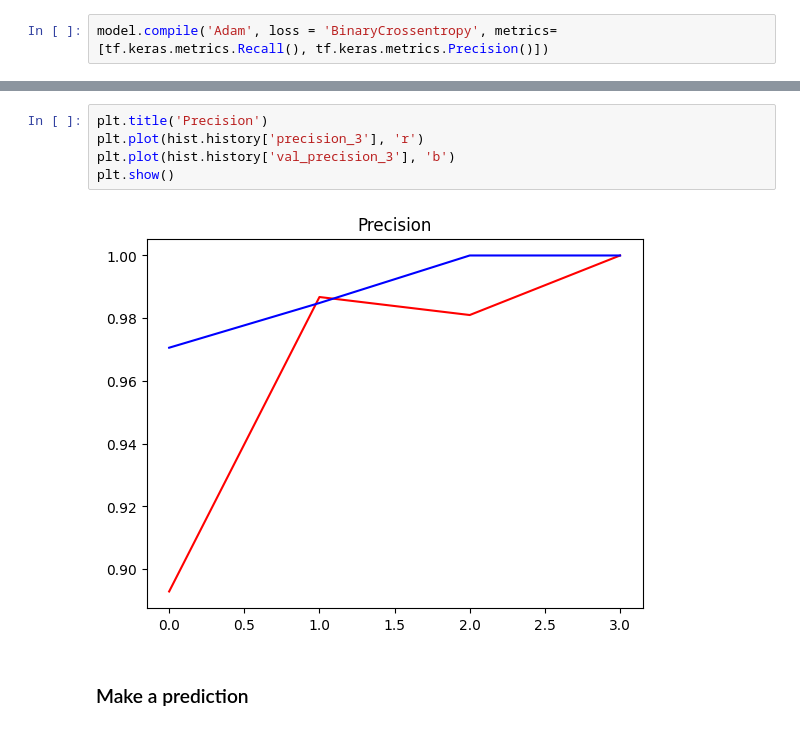
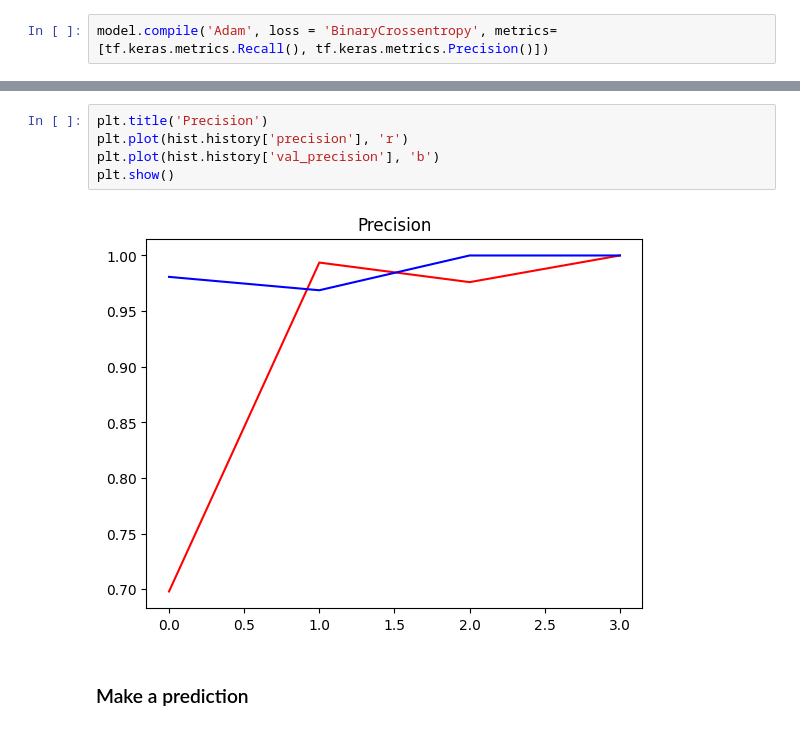
Before and after one commit to Kirito-012/Deep-Learning, a Jupyter notebook: Voice_Processing/main.ipynb, the cells around one changed output, grey strips where cells are left out. Saved outputs shown, nothing was run; the diff lists cells and outputs as text.

```diff
--- a/Voice_Processing/main.ipynb
+++ b/Voice_Processing/main.ipynb
@@ -333,10 +329,10 @@ plt.show()
 # %%
 plt.title('Precision')
-plt.plot(hist.history['precision_3'], 'r')
-plt.plot(hist.history['val_precision_3'], 'b')
+plt.plot(hist.history['precision'], 'r')
+plt.plot(hist.history['val_precision'], 'b')
 plt.show()
 # %% [output]
-[figure, old version]
+[figure, new version]
 # %% [markdown]
 ### Make a prediction
 # %%
```
Also changed, not shown: parts of 28 cells of this notebook, 1 other file.
